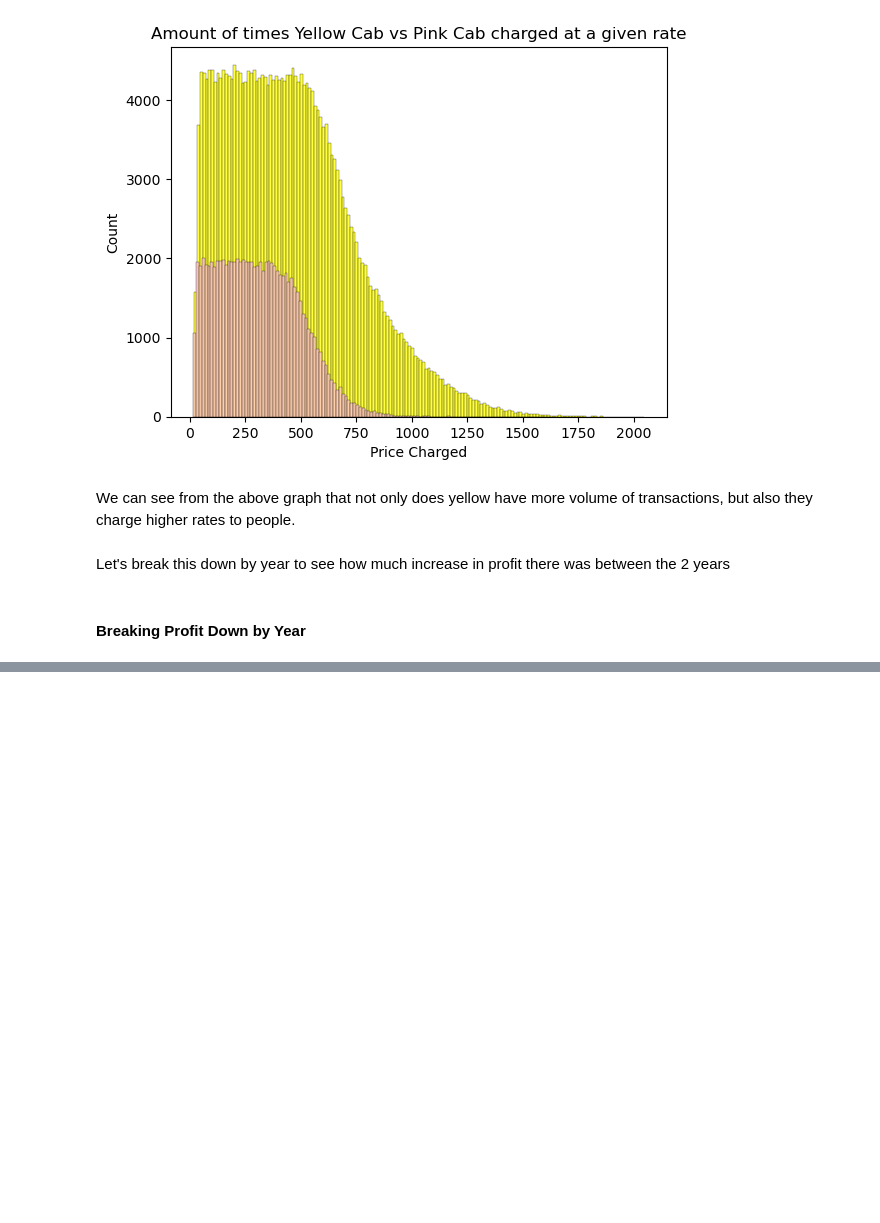
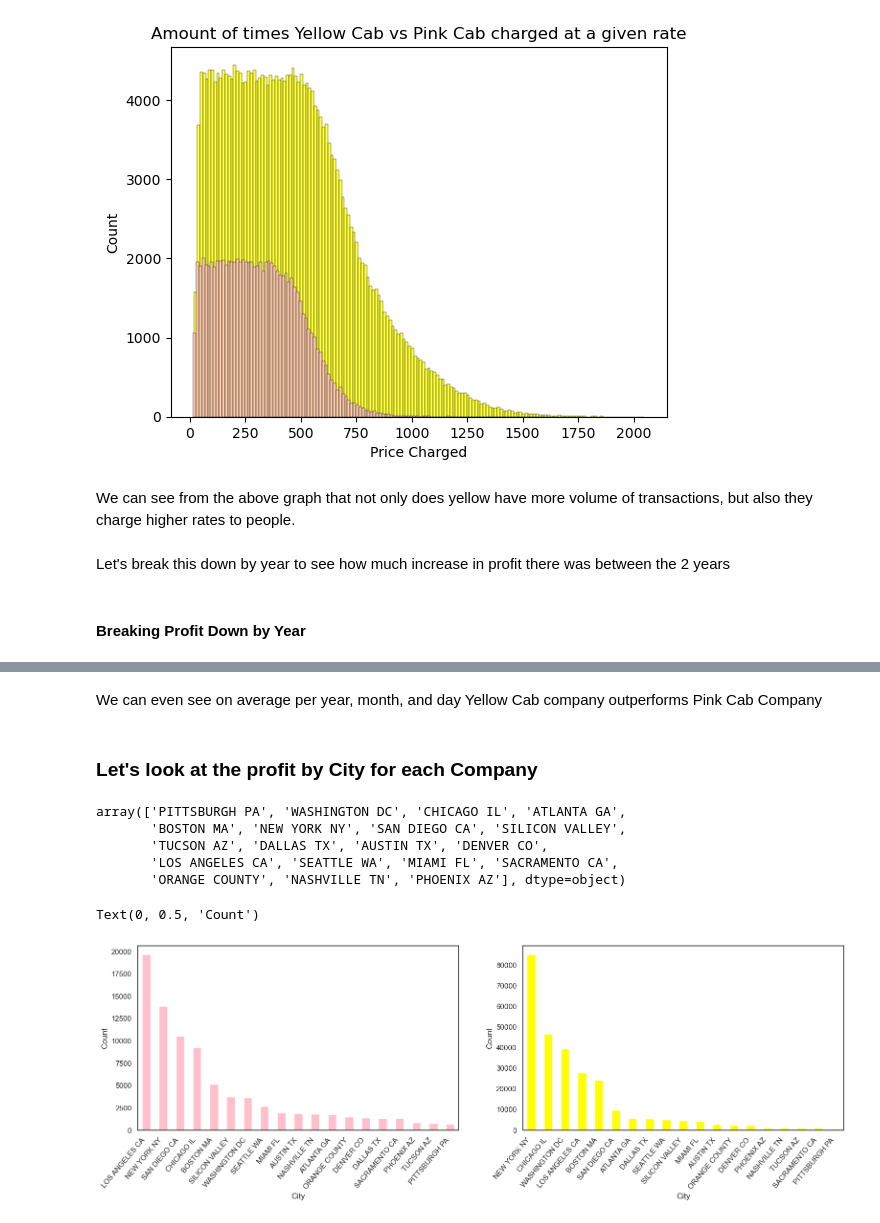
Before and after one commit to DataGlacier/VC, a Jupyter notebook: Week 2/Cab Investment Firm EDA by Connor Bryson.ipynb, the cells around one changed output, grey strips where cells are left out. Saved outputs shown, nothing was run; the diff lists cells and outputs as text; code cells hidden in the pictures; blank space fills up the shorter version.

```diff
--- a/Week 2/Cab Investment Firm EDA by Connor Bryson.ipynb
+++ b/Week 2/Cab Investment Firm EDA by Connor Bryson.ipynb
@@ -17,0 +68,4 @@ Transaction_ID = pd.read_csv("./Data/Transaction_ID.csv")
+# %%
+master_cab_data['Age Group'] = pd.cut(master_cab_data['Age'],  bins=[-1, 10, 19, 29, 39, 49, 59, 69],
+                    labels=[ 'Children', 'Adolescents' , '20s', '30s', '40s', '50s', '60s'])
+master_cab_data.head()
@@ -449,0 +472,32 @@ data_per_year
+# %% [markdown]
+We can even see on average per year, month, and day Yellow Cab company outperforms Pink Cab Company
+# %% [markdown]
+### Let's look at the profit by City for each Company
+# %%
+yellow_cab["City"].unique()
+# %% [output]
+array(['PITTSBURGH PA', 'WASHINGTON DC', 'CHICAGO IL', 'ATLANTA GA',
+       'BOSTON MA', 'NEW YORK NY', 'SAN DIEGO CA', 'SILICON VALLEY',
+       'TUCSON AZ', 'DALLAS TX', 'AUSTIN TX', 'DENVER CO',
+       'LOS ANGELES CA', 'SEATTLE WA', 'MIAMI FL', 'SACRAMENTO CA',
+       'ORANGE COUNTY', 'NASHVILLE TN', 'PHOENIX AZ'], dtype=object)
+# %%
+sns.set(rc={"figure.figsize":(19, 5)})
+sns.set_theme(style ="white")
+
+fig, axs = plt.subplots(ncols=2)
+
+# Yellow City Plot
+yellow_city = yellow_cab.City.value_counts().plot(y='number', kind='bar', color = "Yellow", legend=False, ax=axs[1])
+yellow_city.set_xticklabels(yellow_city.get_xticklabels(), rotation=50, horizontalalignment='right')
+yellow_city.set_xlabel("City")
+yellow_city.set_ylabel("Count")
+
+# Pink City Plot
+pink_city = pink_cab.City.value_counts().plot(y='number', kind='bar', color = "Pink", legend=False, ax=axs[0])
+pink_city.set_xticklabels(pink_city.get_xticklabels(), rotation=50, horizontalalignment='right')
+pink_city.set_xlabel("City")
+pink_city.set_ylabel("Count")
+# %% [output]
+Text(0, 0.5, 'Count')
+[figure, added]
```
Also changed, not shown: parts of 44 cells of this notebook.
